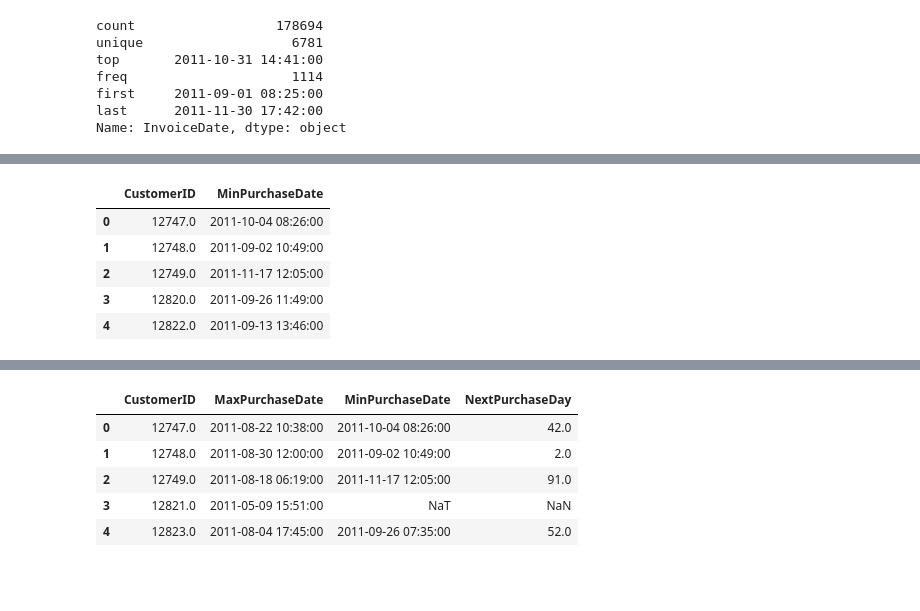
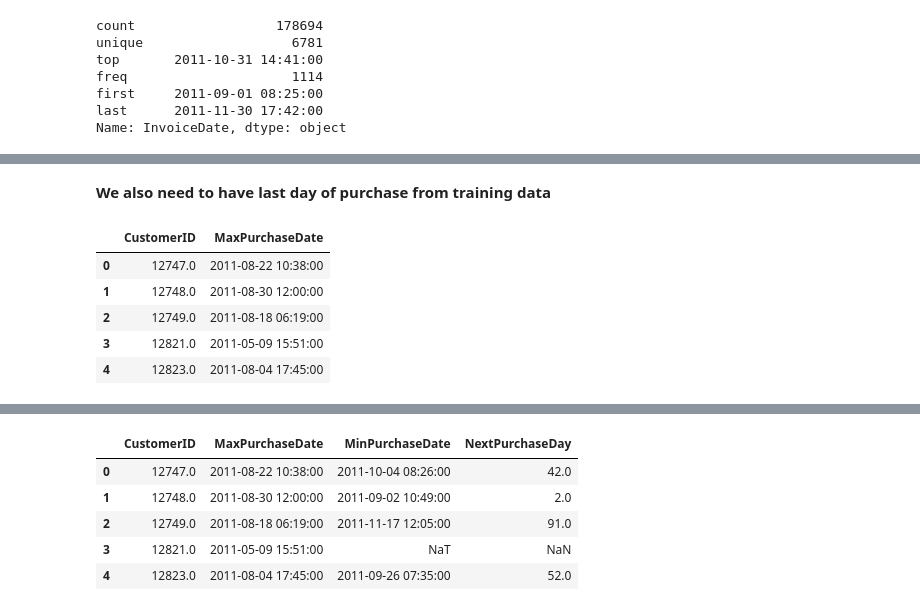
Before and after one commit to ryan13/Projects_prototype, a Jupyter notebook: Marketing_analytics/NextPurchase_prediction.ipynb, the cells around one changed output, grey strips where cells are left out. Cells and saved outputs as stored; diff of their text form; code cells hidden in the pictures; blank space fills up the shorter version.

```diff
--- a/Marketing_analytics/NextPurchase_prediction.ipynb
+++ b/Marketing_analytics/NextPurchase_prediction.ipynb
@@ -95,11 +114,13 @@ tx_next_first_purchase.columns = ['CustomerID','MinPurchaseDate']
-# %%
-tx_next_first_purchase.head()
-# %% [output]
-|  | CustomerID | MinPurchaseDate |
-| 0 | 12747.0 | 2011-10-04 08:26:00 |
-| 1 | 12748.0 | 2011-09-02 10:49:00 |
-| 2 | 12749.0 | 2011-11-17 12:05:00 |
-| 3 | 12820.0 | 2011-09-26 11:49:00 |
-| 4 | 12822.0 | 2011-09-13 13:46:00 |
+# %% [markdown]
+**We also need to have last day of purchase from training data**
 # %%
 tx_last_purchase = tx_6m.groupby('CustomerID').InvoiceDate.max().reset_index()
+tx_last_purchase.columns = ['CustomerID','MaxPurchaseDate']
+tx_last_purchase.head()
+# %% [output]
+|  | CustomerID | MaxPurchaseDate |
+| 0 | 12747.0 | 2011-08-22 10:38:00 |
+| 1 | 12748.0 | 2011-08-30 12:00:00 |
+| 2 | 12749.0 | 2011-08-18 06:19:00 |
+| 3 | 12821.0 | 2011-05-09 15:51:00 |
+| 4 | 12823.0 | 2011-08-04 17:45:00 |
```
Also changed, not shown: parts of 25 cells of this notebook.
